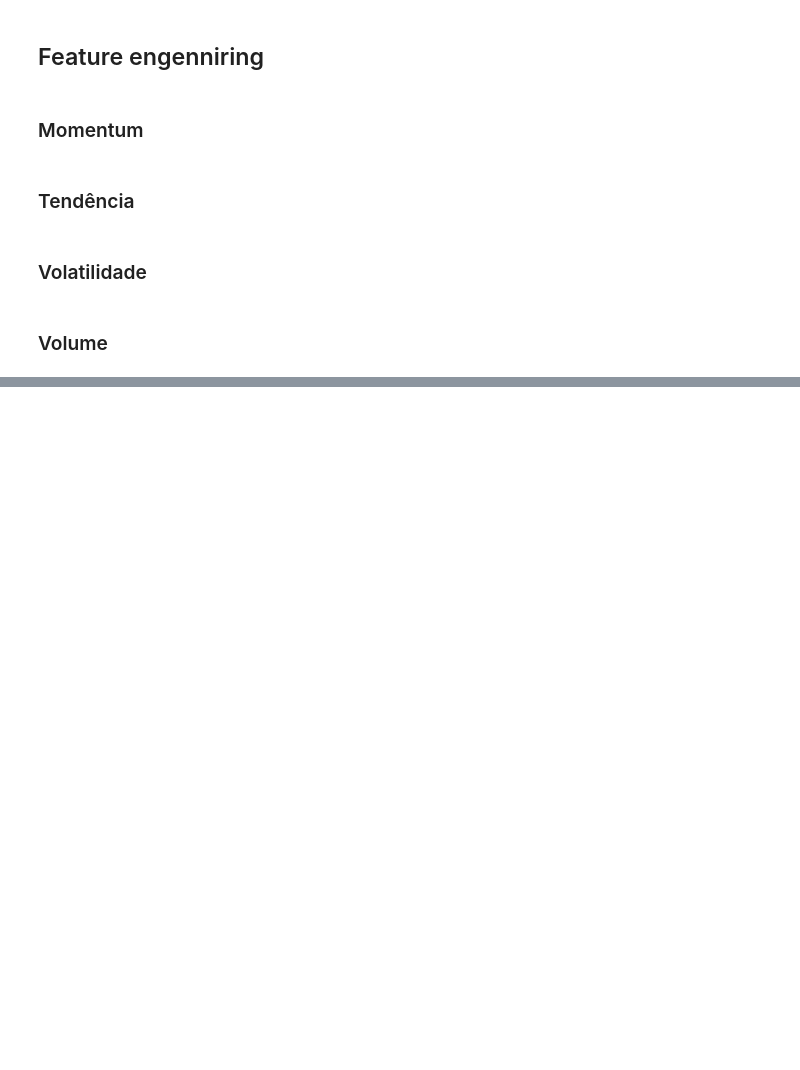
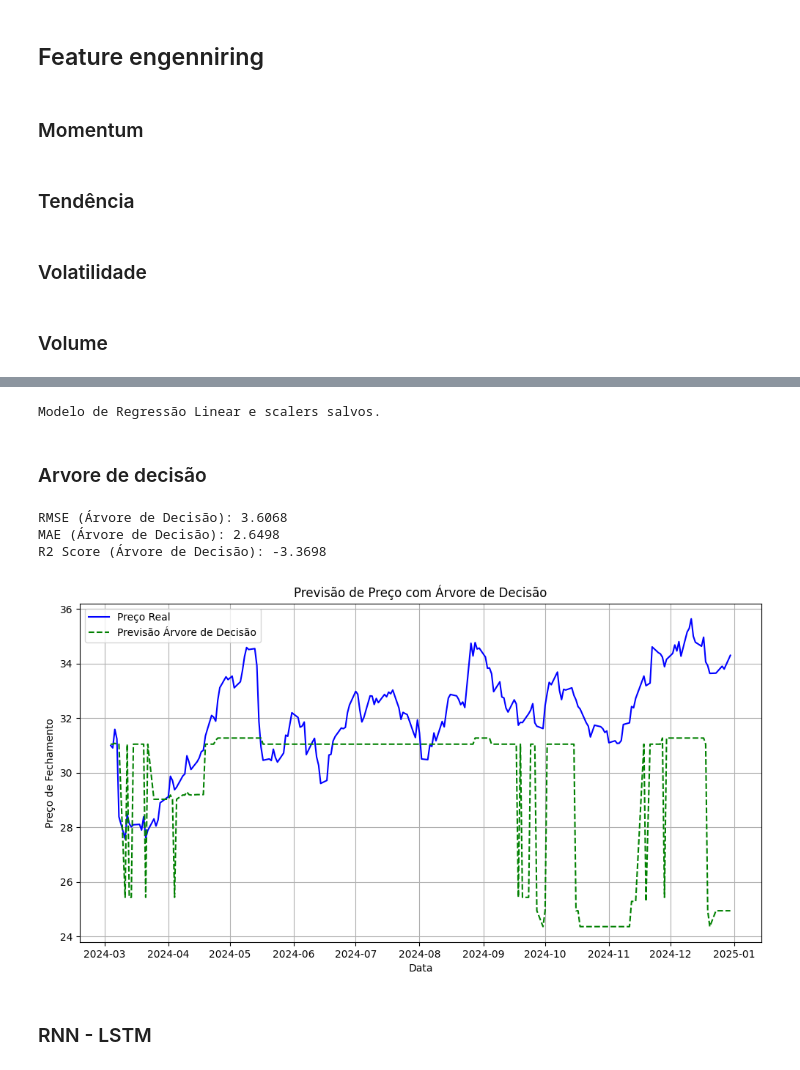
Before and after one commit to mateus-heck/sotck-price-predictor, a Jupyter notebook: price_predictor copy.ipynb, the cells around one changed output, grey strips where cells are left out. Drawn from its saved outputs; the diff is of its cells as text; code cells hidden in the pictures; blank space fills up the shorter version.

```diff
--- a/price_predictor copy.ipynb
+++ b/price_predictor copy.ipynb
@@ -151,0 +181,47 @@ df_scaled_minmax
+# %%
+joblib.dump(model_lr, 'model_lr.pkl')
+joblib.dump(feature_scaler_ns, 'feature_scaler_ns.pkl')
+joblib.dump(target_scaler_ns, 'target_scaler_ns.pkl')
+print("Modelo de Regressão Linear e scalers salvos.")
+# %% [output]
+Modelo de Regressão Linear e scalers salvos.
+# %% [markdown]
+### Arvore de decisão
+# %%
+model_dt = DecisionTreeRegressor(random_state=42) # random_state para reprodutibilidade
+# %%
+# Treinar o modelo (usando dados escalados, embora não estritamente necessário para DT)
+model_dt.fit(X_train_scaled_ns, y_train_scaled_ns)
+
+# Fazer previsões
+predictions_scaled_dt = model_dt.predict(X_test_scaled_ns)
+
+# Inverter o escalonamento
+predictions_dt = target_scaler_ns.inverse_transform(predictions_scaled_dt.reshape(-1, 1))
+y_test_original_dt = target_scaler_ns.inverse_transform(y_test_scaled_ns)
+# %%
+rmse_dt = np.sqrt(mean_squared_error(y_test_original_dt, predictions_dt))
+mae_dt = mean_absolute_error(y_test_original_dt, predictions_dt)
+r2_dt = r2_score(y_test_original_dt, predictions_dt)
+
+print(f"RMSE (Árvore de Decisão): {rmse_dt:.4f}")
+print(f"MAE (Árvore de Decisão): {mae_dt:.4f}")
+print(f"R2 Score (Árvore de Decisão): {r2_dt:.4f}")
+# %% [output]
+RMSE (Árvore de Decisão): 3.6068
+MAE (Árvore de Decisão): 2.6498
+R2 Score (Árvore de Decisão): -3.3698
+# %%
+plt.figure(figsize=(12, 6))
+plt.plot(df.index[train_size_ns + (window_size if 'rnn' in locals() else 0):], y_test_original_dt, label='Preço Real', color='blue')
+plt.plot(df.index[train_size_ns + (window_size if 'rnn' in locals() else 0):], predictions_dt, label='Previsão Árvore de Decisão', color='green', linestyle='--')
+plt.title('Previsão de Preço com Árvore de Decisão')
+plt.xlabel('Data')
+plt.ylabel('Preço de Fechamento')
+plt.legend()
+plt.grid(True)
+plt.show()
+# %% [output]
+[figure, added]
+# %% [markdown]
+### RNN - LSTM
```
Also changed, not shown: parts of 32 cells of this notebook, 1 other file.
